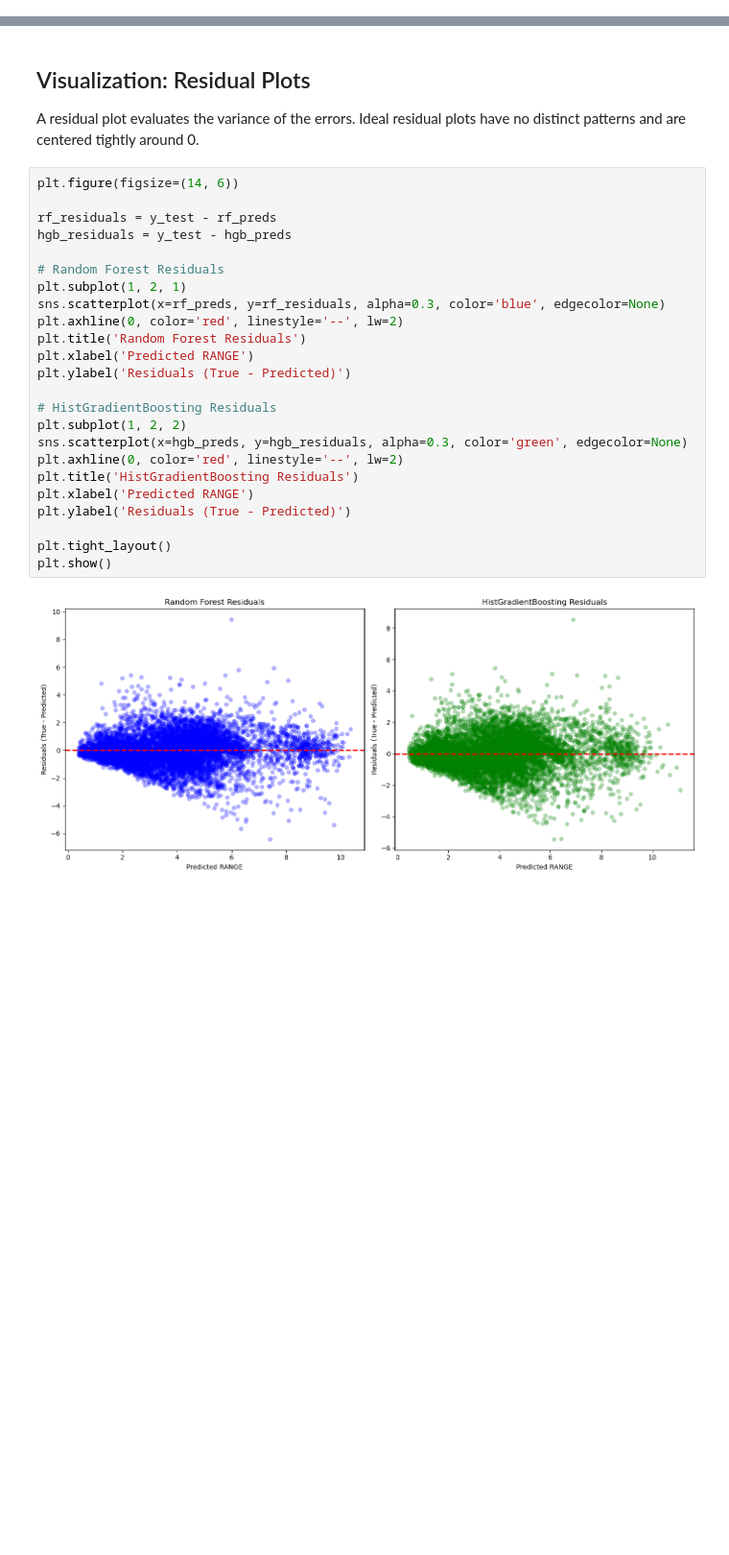
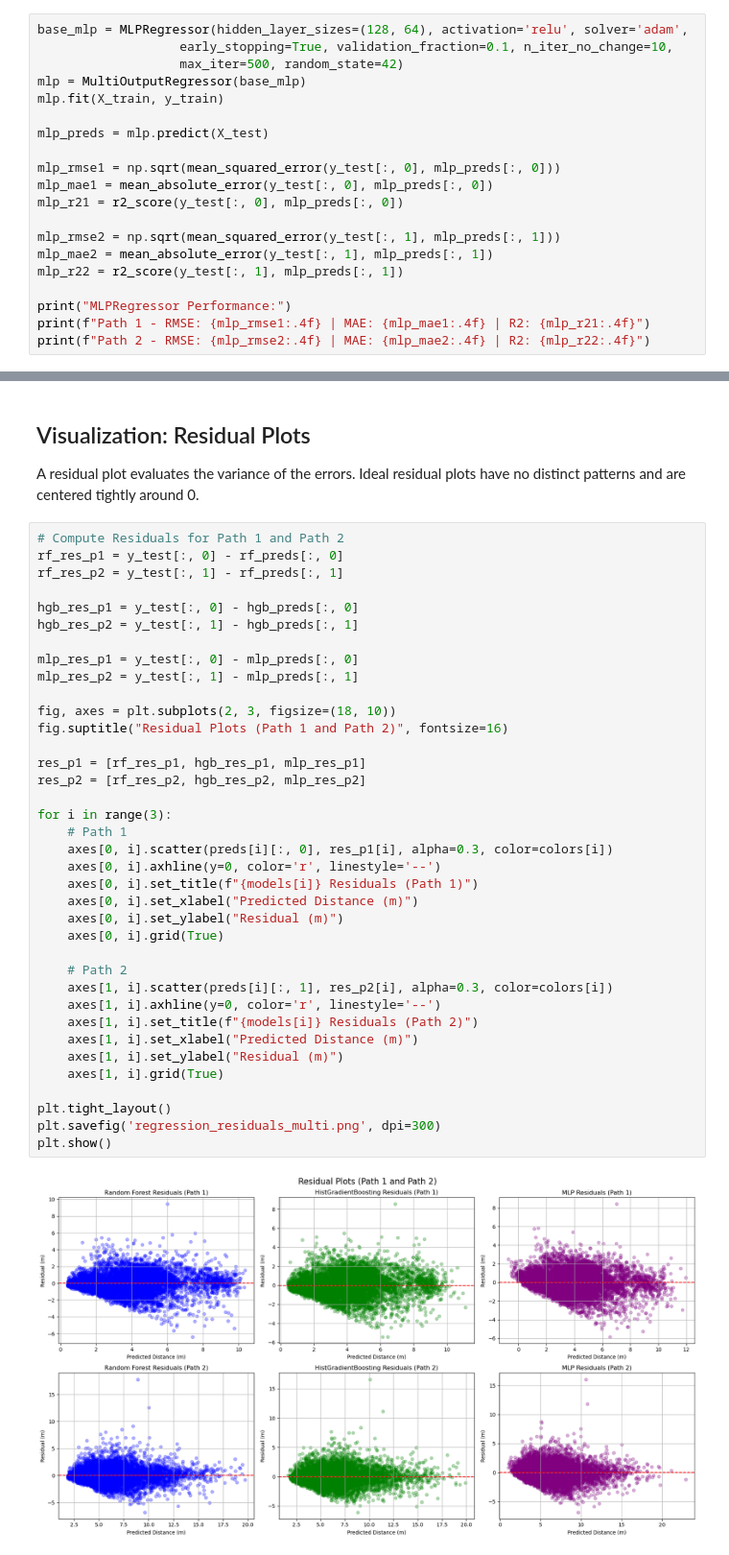
Before and after one commit to wymenlim/CSC3105, a Jupyter notebook: code/regression.ipynb, the cells around one changed output, grey strips where cells are left out. Shown at 96% size. Drawn from its saved outputs; the diff is of its cells as text; blank space fills up the shorter version.

```diff
--- a/code/regression.ipynb
+++ b/code/regression.ipynb
@@ -72,0 +84,20 @@ R2:   0.7639
+# %%
+base_mlp = MLPRegressor(hidden_layer_sizes=(128, 64), activation='relu', solver='adam',
+                   early_stopping=True, validation_fraction=0.1, n_iter_no_change=10,
+                   max_iter=500, random_state=42)
+mlp = MultiOutputRegressor(base_mlp)
+mlp.fit(X_train, y_train)
+
+mlp_preds = mlp.predict(X_test)
+
+mlp_rmse1 = np.sqrt(mean_squared_error(y_test[:, 0], mlp_preds[:, 0]))
+mlp_mae1 = mean_absolute_error(y_test[:, 0], mlp_preds[:, 0])
+mlp_r21 = r2_score(y_test[:, 0], mlp_preds[:, 0])
+
+mlp_rmse2 = np.sqrt(mean_squared_error(y_test[:, 1], mlp_preds[:, 1]))
+mlp_mae2 = mean_absolute_error(y_test[:, 1], mlp_preds[:, 1])
+mlp_r22 = r2_score(y_test[:, 1], mlp_preds[:, 1])
+
+print("MLPRegressor Performance:")
+print(f"Path 1 - RMSE: {mlp_rmse1:.4f} | MAE: {mlp_mae1:.4f} | R2: {mlp_r21:.4f}")
+print(f"Path 2 - RMSE: {mlp_rmse2:.4f} | MAE: {mlp_mae2:.4f} | R2: {mlp_r22:.4f}")
@@ -99,28 +142,41 @@ plt.show()
 ## Visualization: Residual Plots
 A residual plot evaluates the variance of the errors. Ideal residual plots have no distinct patterns and are centered tightly around 0.
 # %%
-plt.figure(figsize=(14, 6))
+# Compute Residuals for Path 1 and Path 2
+rf_res_p1 = y_test[:, 0] - rf_preds[:, 0]
+rf_res_p2 = y_test[:, 1] - rf_preds[:, 1]
 
-rf_residuals = y_test - rf_preds
-hgb_residuals = y_test - hgb_preds
+hgb_res_p1 = y_test[:, 0] - hgb_preds[:, 0]
+hgb_res_p2 = y_test[:, 1] - hgb_preds[:, 1]
 
-# Random Forest Residuals
-plt.subplot(1, 2, 1)
-sns.scatterplot(x=rf_preds, y=rf_residuals, alpha=0.3, color='blue', edgecolor=None)
-plt.axhline(0, color='red', linestyle='--', lw=2)
-plt.title('Random Forest Residuals')
-plt.xlabel('Predicted RANGE')
-plt.ylabel('Residuals (True - Predicted)')
+mlp_res_p1 = y_test[:, 0] - mlp_preds[:, 0]
+mlp_res_p2 = y_test[:, 1] - mlp_preds[:, 1]
 
-# HistGradientBoosting Residuals
-plt.subplot(1, 2, 2)
-sns.scatterplot(x=hgb_preds, y=hgb_residuals, alpha=0.3, color='green', edgecolor=None)
-plt.axhline(0, color='red', linestyle='--', lw=2)
-plt.title('HistGradientBoosting Residuals')
-plt.xlabel('Predicted RANGE')
-plt.ylabel('Residuals (True - Predicted)')
+fig, axes = plt.subplots(2, 3, figsize=(18, 10))
+fig.suptitle("Residual Plots (Path 1 and Path 2)", fontsize=16)
+
+res_p1 = [rf_res_p1, hgb_res_p1, mlp_res_p1]
+res_p2 = [rf_res_p2, hgb_res_p2, mlp_res_p2]
+
+for i in range(3):
+    # Path 1
+    axes[0, i].scatter(preds[i][:, 0], res_p1[i], alpha=0.3, color=colors[i])
+    axes[0, i].axhline(y=0, color='r', linestyle='--')
+    axes[0, i].set_title(f"{models[i]} Residuals (Path 1)")
+    axes[0, i].set_xlabel("Predicted Distance (m)")
+    axes[0, i].set_ylabel("Residual (m)")
+    axes[0, i].grid(True)
+
+    # Path 2
+    axes[1, i].scatter(preds[i][:, 1], res_p2[i], alpha=0.3, color=colors[i])
+    axes[1, i].axhline(y=0, color='r', linestyle='--')
+    axes[1, i].set_title(f"{models[i]} Residuals (Path 2)")
+    axes[1, i].set_xlabel("Predicted Distance (m)")
+    axes[1, i].set_ylabel("Residual (m)")
+    axes[1, i].grid(True)
 
 plt.tight_layout()
+plt.savefig('regression_residuals_multi.png', dpi=300)
 plt.show()
 # %% [output]
-[figure, old version]
+[figure, new version]
```
Also changed, not shown: parts of 7 cells of this notebook, 2 other files.
